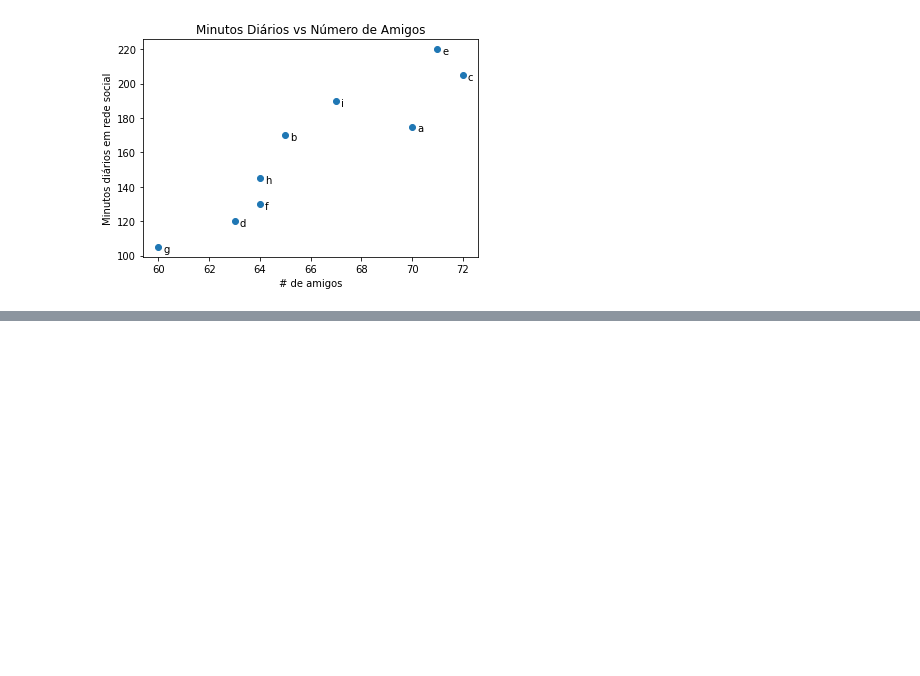
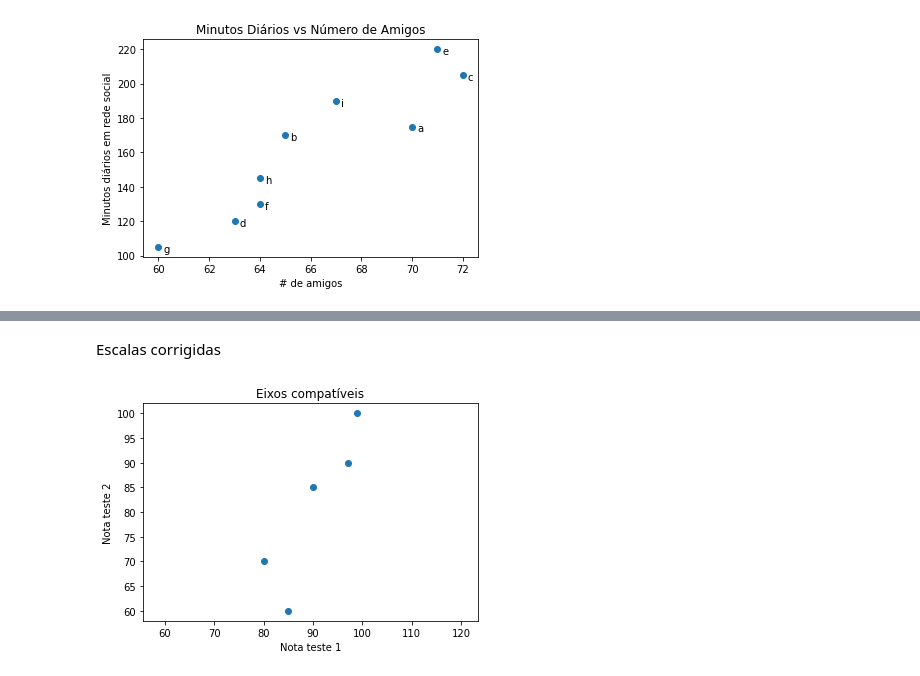
Before and after one commit to alvarengaricardo/datascience, a Jupyter notebook: DS Scratch/03-Gráficos.ipynb, the cells around one changed output, grey strips where cells are left out. Saved outputs shown, nothing was run; the diff lists cells and outputs as text; code cells hidden in the pictures; blank space fills up the shorter version.

```diff
--- a/DS Scratch/03-Gráficos.ipynb
+++ b/DS Scratch/03-Gráficos.ipynb
@@ -113,0 +129,11 @@ plt.show()
+# %% [markdown]
+Escalas corrigidas
+# %%
+plt.scatter(test_1_grades, test_2_grades)
+plt.title("Eixos compatíveis")
+plt.xlabel("Nota teste 1")
+plt.ylabel("Nota teste 2")
+plt.axis("equal")
+plt.show()
+# %% [output]
+[figure, added]
```
Also changed, not shown: parts of 10 cells of this notebook.
